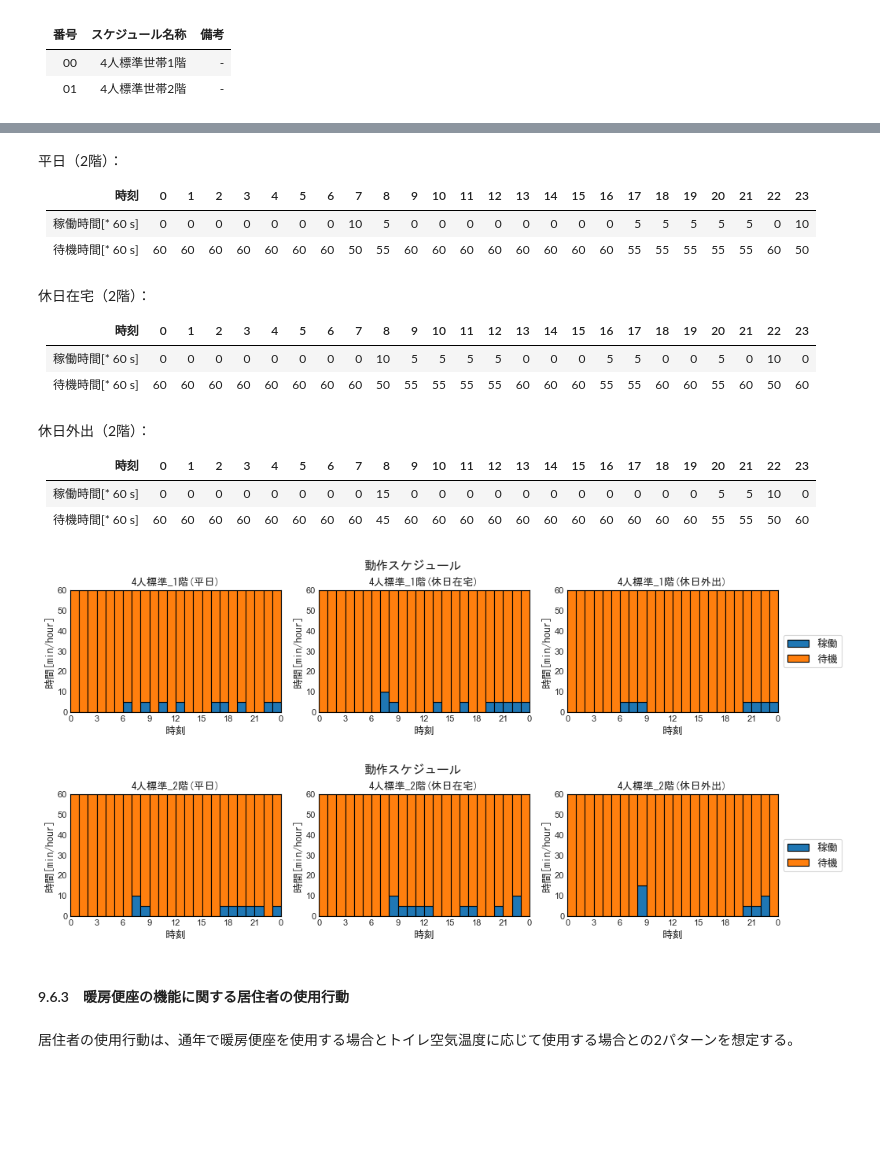
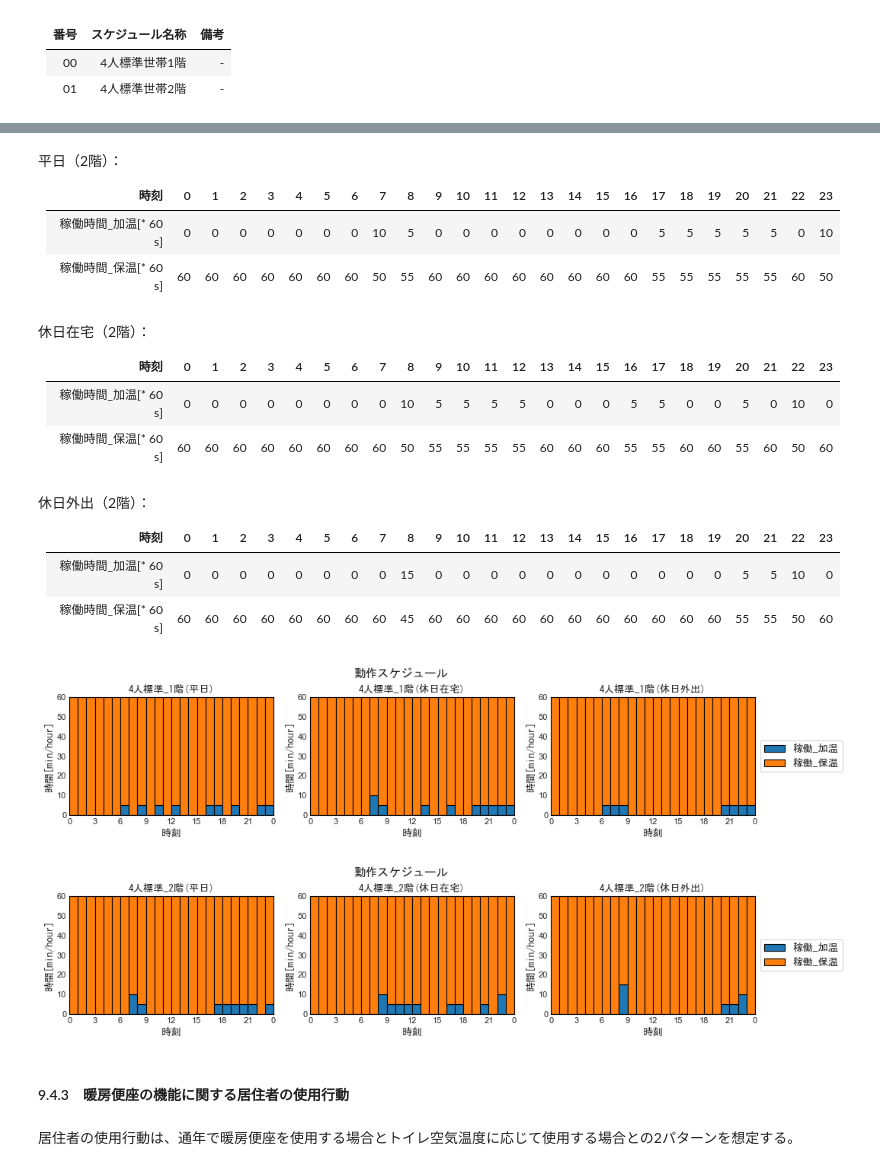
Before and after one commit to HiromiHabara/Jiritsu-EnergyUseOfApp, a Jupyter notebook: toiletseat.ipynb, the cells around one changed output, grey strips where cells are left out. Cells and saved outputs as stored; diff of their text form; code cells hidden in the pictures; blank space fills up the shorter version.

```diff
--- a/toiletseat.ipynb
+++ b/toiletseat.ipynb
@@ -1132,0 +567,7 @@ plot_line_chart(check_theta,
+# %%
+def P_opg_ht_st_inst(theta_toilet_ave):
+    '''便座のヒータ加熱方式が瞬間式、洗浄水のヒータ加熱方式が非瞬間式の場合において、
+    　 便座加温が機能することによる稼働時の消費電力を計算する[W]'''
+    # theta_toilet_ave：トイレ空気温度の日平均値[C]
+
+    return max(0.0, -0.195 * theta_toilet_ave + 8.313)
@@ -1132,0 +616,8 @@ plot_line_chart(check_theta,
+# %%
+def P_opg_ht_wt_inst(Prtd_opg_wt, theta_toilet_ave):
+    '''便座のヒータ加熱方式が非瞬間式、洗浄水のヒータ加熱方式が瞬間式の場合において
+    　 洗浄水加温が機能することによる稼働時の消費電力を計算する[W]'''
+    # Prtd_opg_wt：洗浄水ヒータの定格消費電力[W]
+    # theta_toilet_ave：トイレ空気温度の日平均値[C]
+
+    return max(0.0, (-1.274 * 10**-6 * theta_toilet_ave * Prtd_opg_wt + 0.0357 * 10**-3 * Prtd_opg_wt) * 1000 / 24)
@@ -1199,52 +1101,52 @@ Spec = {
 # %% [markdown]
 <p style="text-indent:2em">平日（2階）：</p>
 
-|時刻                |0  |1  |2  |3  |4  |5  |6  |7  |8  |9  |10 |11 |12 |13 |14 |15 |16 |17 |18 |19 |20 |21 |22 |23 |
-|:---:               | -:| -:| -:| -:| -:| -:| -:| -:| -:| -:| -:| -:| -:| -:| -:| -:| -:| -:| -:| -:| -:| -:| -:| -:|
-|稼働時間[\* 60 s]   |  0|  0|  0|  0|  0|  0|  0| 10|  5|  0|  0|  0|  0|  0|  0|  0|  0|  5|  5|  5|  5|  5|  0| 10|
-|待機時間[\* 60 s]   | 60| 60| 60| 60| 60| 60| 60| 50| 55| 60| 60| 60| 60| 60| 60| 60| 60| 55| 55| 55| 55| 55| 60| 50|
+|時刻                   |0  |1  |2  |3  |4  |5  |6  |7  |8  |9  |10 |11 |12 |13 |14 |15 |16 |17 |18 |19 |20 |21 |22 |23 |
+|:---:                  | -:| -:| -:| -:| -:| -:| -:| -:| -:| -:| -:| -:| -:| -:| -:| -:| -:| -:| -:| -:| -:| -:| -:| -:|
+|稼働時間_加温[\* 60 s] |  0|  0|  0|  0|  0|  0|  0| 10|  5|  0|  0|  0|  0|  0|  0|  0|  0|  5|  5|  5|  5|  5|  0| 10|
+|稼働時間_保温[\* 60 s] | 60| 60| 60| 60| 60| 60| 60| 50| 55| 60| 60| 60| 60| 60| 60| 60| 60| 55| 55| 55| 55| 55| 60| 50|
 # %% [markdown]
 <p style="text-indent:2em">休日在宅（2階）：</p>
 
-|時刻                |0  |1  |2  |3  |4  |5  |6  |7  |8  |9  |10 |11 |12 |13 |14 |15 |16 |17 |18 |19 |20 |21 |22 |23 |
-|:---:               | -:| -:| -:| -:| -:| -:| -:| -:| -:| -:| -:| -:| -:| -:| -:| -:| -:| -:| -:| -:| -:| -:| -:| -:|
-|稼働時間[\* 60 s]   |  0|  0|  0|  0|  0|  0|  0|  0| 10|  5|  5|  5|  5|  0|  0|  0|  5|  5|  0|  0|  5|  0| 10|  0|
-|待機時間[\* 60 s]   | 60| 60| 60| 60| 60| 60| 60| 60| 50| 55| 55| 55| 55| 60| 60| 60| 55| 55| 60| 60| 55| 60| 50| 60|
+|時刻                   |0  |1  |2  |3  |4  |5  |6  |7  |8  |9  |10 |11 |12 |13 |14 |15 |16 |17 |18 |19 |20 |21 |22 |23 |
+|:---:                  | -:| -:| -:| -:| -:| -:| -:| -:| -:| -:| -:| -:| -:| -:| -:| -:| -:| -:| -:| -:| -:| -:| -:| -:|
+|稼働時間_加温[\* 60 s] |  0|  0|  0|  0|  0|  0|  0|  0| 10|  5|  5|  5|  5|  0|  0|  0|  5|  5|  0|  0|  5|  0| 10|  0|
+|稼働時間_保温[\* 60 s] | 60| 60| 60| 60| 60| 60| 60| 60| 50| 55| 55| 55| 55| 60| 60| 60| 55| 55| 60| 60| 55| 60| 50| 60|
 # %% [markdown]
 <p style="text-indent:2em">休日外出（2階）：</p>
 
-|時刻                |0  |1  |2  |3  |4  |5  |6  |7  |8  |9  |10 |11 |12 |13 |14 |15 |16 |17 |18 |19 |20 |21 |22 |23 |
-|:---:               | -:| -:| -:| -:| -:| -:| -:| -:| -:| -:| -:| -:| -:| -:| -:| -:| -:| -:| -:| -:| -:| -:| -:| -:|
-|稼働時間[\* 60 s]   |  0|  0|  0|  0|  0|  0|  0|  0| 15|  0|  0|  0|  0|  0|  0|  0|  0|  0|  0|  0|  5|  5| 10|  0|
-|待機時間[\* 60 s]   | 60| 60| 60| 60| 60| 60| 60| 60| 45| 60| 60| 60| 60| 60| 60| 60| 60| 60| 60| 60| 55| 55| 50| 60|
+|時刻                   |0  |1  |2  |3  |4  |5  |6  |7  |8  |9  |10 |11 |12 |13 |14 |15 |16 |17 |18 |19 |20 |21 |22 |23 |
+|:---:                  | -:| -:| -:| -:| -:| -:| -:| -:| -:| -:| -:| -:| -:| -:| -:| -:| -:| -:| -:| -:| -:| -:| -:| -:|
+|稼働時間_加温[\* 60 s] |  0|  0|  0|  0|  0|  0|  0|  0| 15|  0|  0|  0|  0|  0|  0|  0|  0|  0|  0|  0|  5|  5| 10|  0|
+|稼働時間_保温[\* 60 s] | 60| 60| 60| 60| 60| 60| 60| 60| 45| 60| 60| 60| 60| 60| 60| 60| 60| 60| 60| 60| 55| 55| 50| 60|
 # %%
 Schedule= {
     '1F' : {
         'Weekdays' : {
-            'opg' : [0]*6    +[300]*1  +[0]*1    +[300]*1  +[0]*1    + [300]*1  +[0]*1    +[300]*1  +[0]*3    +[300]*2  +[0]*1    +[300]*1  +[0]*2    +[300]*2,
-            'sby' : [3600]*6 +[3300]*1 +[3600]*1 +[3300]*1 +[3600]*1 + [3300]*1 +[3600]*1 +[3300]*1 +[3600]*3 +[3300]*2 +[3600]*1 +[3300]*1 +[3600]*2 +[3300]*2
+            'opg_ht' : [0]*6    +[300]*1  +[0]*1    +[300]*1  +[0]*1    + [300]*1  +[0]*1    +[300]*1  +[0]*3    +[300]*2  +[0]*1    +[300]*1  +[0]*2    +[300]*2,
+            'opg_kp' : [3600]*6 +[3300]*1 +[3600]*1 +[3300]*1 +[3600]*1 + [3300]*1 +[3600]*1 +[3300]*1 +[3600]*3 +[3300]*2 +[3600]*1 +[3300]*1 +[3600]*2 +[3300]*2
         },
         'Holidays_st' : {
-            'opg' : [0]*7    +[600]*1  +[300]*1  +[0]*4    +[300]*1  +[0]*2    +[300]*1  +[0]*2    +[300]*5,
-            'sby' : [3600]*7 +[3000]*1 +[3300]*1 +[3600]*4 +[3300]*1 +[3600]*2 +[3300]*1 +[3600]*2 +[3300]*5
+            'opg_ht' : [0]*7    +[600]*1  +[300]*1  +[0]*4    +[300]*1  +[0]*2    +[300]*1  +[0]*2    +[300]*5,
+            'opg_kp' : [3600]*7 +[3000]*1 +[3300]*1 +[3600]*4 +[3300]*1 +[3600]*2 +[3300]*1 +[3600]*2 +[3300]*5
         },
         'Holidays_go' : {
-            'opg' : [0]*6    +[300]*3  +[0]*11    +[300]*4,
-            'sby' : [3600]*6 +[3300]*3 +[3600]*11 +[3300]*4
+            'opg_ht' : [0]*6    +[300]*3  +[0]*11    +[300]*4,
+            'opg_kp' : [3600]*6 +[3300]*3 +[3600]*11 +[3300]*4
         }
     },
      '2F' : {
         'Weekdays' : {
-            'opg' :  [0]*7    +[600]*1  +[300]*1  +[0]*8    +[300]*5  +[0]*1    +[300]*1,
-            'sby' :  [3600]*7 +[3000]*1 +[3300]*1 +[3600]*8 +[3300]*5 +[3600]*1 +[3300]*1
+            'opg_ht' :  [0]*7    +[600]*1  +[300]*1  +[0]*8    +[300]*5  +[0]*1    +[300]*1,
+            'opg_kp' :  [3600]*7 +[3000]*1 +[3300]*1 +[3600]*8 +[3300]*5 +[3600]*1 +[3300]*1
         },
         'Holidays_st' : {
-            'opg' : [0]*8    +[600]*1  +[300]*4  +[0]*3    +[300]*2  +[0]*2    +[300]*1  +[0]*1    +[600]*1  +[0]*1,
-            'sby' : [3600]*8 +[3000]*1 +[3300]*4 +[3600]*3 +[3300]*2 +[3600]*2 +[3300]*1 +[3600]*1 +[3000]*1 +[3600]*1
+            'opg_ht' : [0]*8    +[600]*1  +[300]*4  +[0]*3    +[300]*2  +[0]*2    +[300]*1  +[0]*1    +[600]*1  +[0]*1,
+            'opg_kp' : [3600]*8 +[3000]*1 +[3300]*4 +[3600]*3 +[3300]*2 +[3600]*2 +[3300]*1 +[3600]*1 +[3000]*1 +[3600]*1
         },
         'Holidays_go' : {
-            'opg' : [0]*8    +[900]*1  +[0]*11    +[300]*2  +[600]*1  +[0]*1,
-            'sby' : [3600]*8 +[2700]*1 +[3600]*11 +[3300]*2 +[3000]*1 +[3600]*1
+            'opg_ht' : [0]*8    +[900]*1  +[0]*11    +[300]*2  +[600]*1  +[0]*1,
+            'opg_kp' : [3600]*8 +[2700]*1 +[3600]*11 +[3300]*2 +[3000]*1 +[3600]*1
         }
     }
 }
@@ -1351,21 +1253,21 @@ def plot_hourly_bar_chart(fig_title, y_value_sets, schedule_name, app_status_typ
 plot_hourly_bar_chart('動作スケジュール',
                       Schedule['1F'],
                       '4人標準_1階',
-                      {'opg':'稼働', 'sby':'待機'},
+                      {'opg_ht':'稼働_加温', 'opg_kp':'稼働_保温'},
                        '時間[min/hour]', 0, 60, 10, 1/60)
 # %% [output]
-[figure, old version]
+[figure, new version]
 # %%
 # 機器動作スケジュールの確認
 plot_hourly_bar_chart('動作スケジュール',
                       Schedule['2F'],
                       '4人標準_2階',
-                      {'opg':'稼働', 'sby':'待機'},
+                      {'opg_ht':'稼働_加温', 'opg_kp':'稼働_保温'},
                        '時間[min/hour]', 0, 60, 10, 1/60)
 # %% [output]
-[figure, old version]
+[figure, new version]
 # %% [markdown]
-#### 9.6.3　暖房便座の機能に関する居住者の使用行動
+#### 9.4.3　暖房便座の機能に関する居住者の使用行動
 # %% [markdown]
 居住者の使用行動は、通年で暖房便座を使用する場合とトイレ空気温度に応じて使用する場合との2パターンを想定する。
 # %% [markdown]
```
Also changed, not shown: parts of 192 cells of this notebook, 1 other file.
